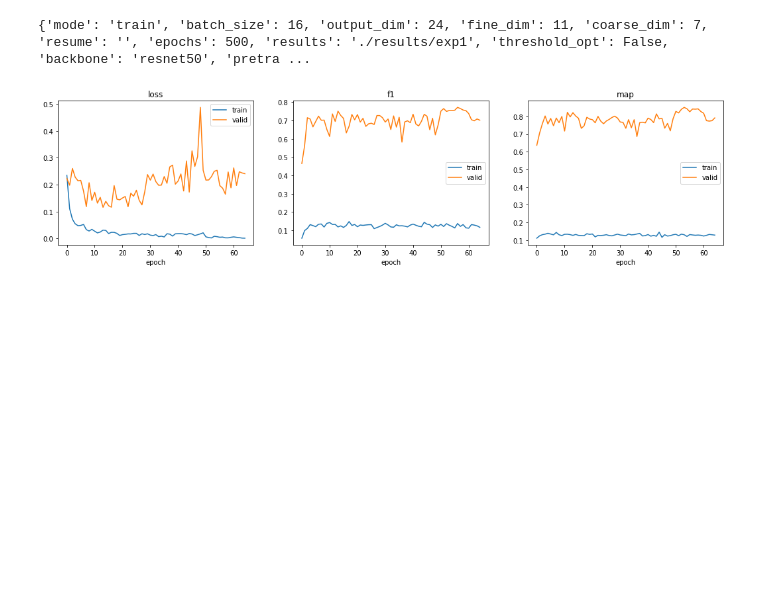
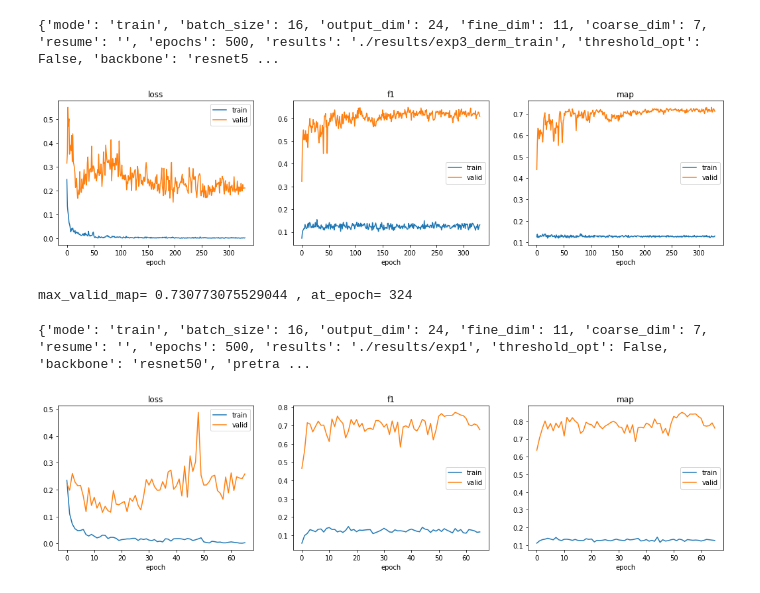
Before and after one commit to bnbsking/0-multi-bucket-anomaly-detection, a Jupyter notebook: dashboard.ipynb, the cells around one changed output. Saved outputs shown, nothing was run; the diff lists cells and outputs as text; code cells hidden in the pictures; blank space fills up the shorter version.

```diff
--- a/dashboard.ipynb
+++ b/dashboard.ipynb
@@ -23 +38,8 @@ def plot_history(path, xlim=None):
+# %%
+print( json.load(open("./results/exp3_derm_train/args_train.json","r")) ) # train3
+plot_history("./results/exp3_derm_train/history_train.json", (None,None))
+# %% [output]
+{'mode': 'train', 'batch_size': 16, 'output_dim': 24, 'fine_dim': 11, 'coarse_dim': 7, 'resume': '', 'epochs': 500, 'results': './results/exp3_derm_train', 'threshold_opt': False, 'backbone': 'resnet5 ...
+[figure, added]
+max_valid_map= 0.730773075529044 , at_epoch= 324
 # %%
```
Also changed, not shown: parts of 12 cells of this notebook, 3 other files.
